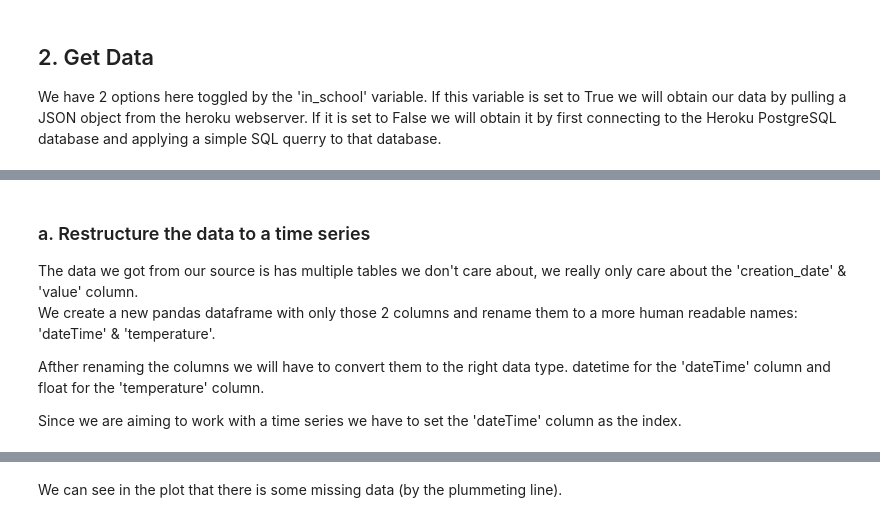
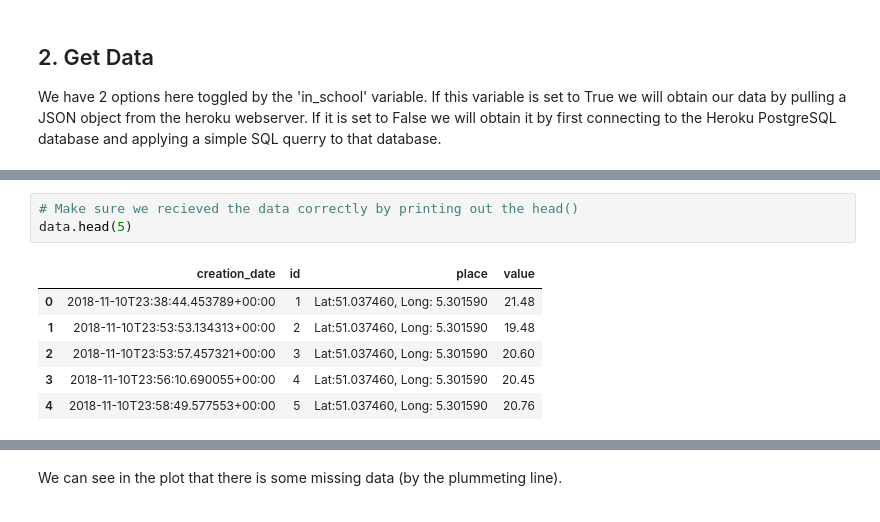
Before and after one commit to bryanhonof/Smart-Systems-Assignment-1, a Jupyter notebook: Python/test_notebook.ipynb, the cells around one changed output, grey strips where cells are left out. Cells and saved outputs as stored; diff of their text form.

```diff
--- a/Python/test_notebook.ipynb
+++ b/Python/test_notebook.ipynb
@@ -73,9 +71,10 @@ print(data.head())
-# %% [markdown]
-### a. Restructure the data to a time series <a name="Restructure-Data"></a>
-
-The data we got from our source is has multiple tables we don't care about, we really only care about the 'creation_date' & 'value' column.<br>
-We create a new pandas dataframe with only those 2 columns and rename them to a more human readable names: 'dateTime' & 'temperature'.
-
-Afther renaming the columns we will have to convert them to the right data type. datetime for the 'dateTime' column and float for the 'temperature' column.
-
-Since we are aiming to work with a time series we have to set the 'dateTime' column as the index.
+# %%
+# Make sure we recieved the data correctly by printing out the head()
+data.head(5)
+# %% [output]
+|  | creation_date | id | place | value |
+| 0 | 2018-11-10T23:38:44.453789+00:00 | 1 | Lat:51.037460, Long: 5.301590 | 21.48 |
+| 1 | 2018-11-10T23:53:53.134313+00:00 | 2 | Lat:51.037460, Long: 5.301590 | 19.48 |
+| 2 | 2018-11-10T23:53:57.457321+00:00 | 3 | Lat:51.037460, Long: 5.301590 | 20.60 |
+| 3 | 2018-11-10T23:56:10.690055+00:00 | 4 | Lat:51.037460, Long: 5.301590 | 20.45 |
+| 4 | 2018-11-10T23:58:49.577553+00:00 | 5 | Lat:51.037460, Long: 5.301590 | 20.76 |
```
Also changed, not shown: parts of 36 cells of this notebook.
